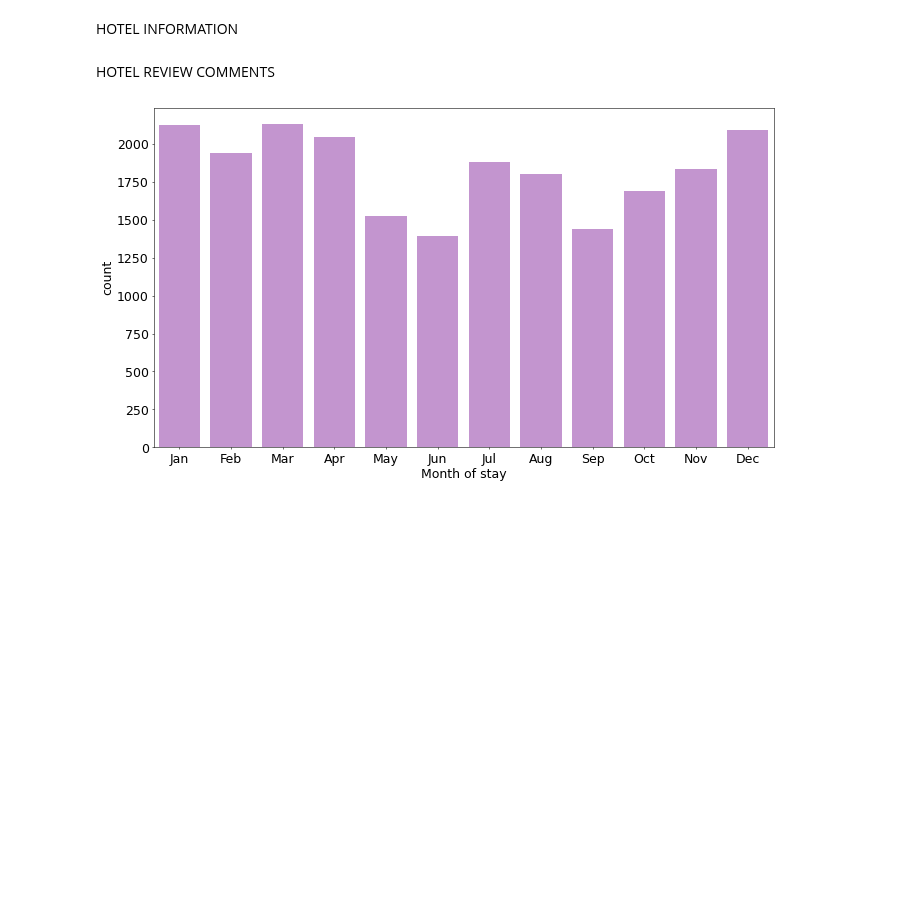
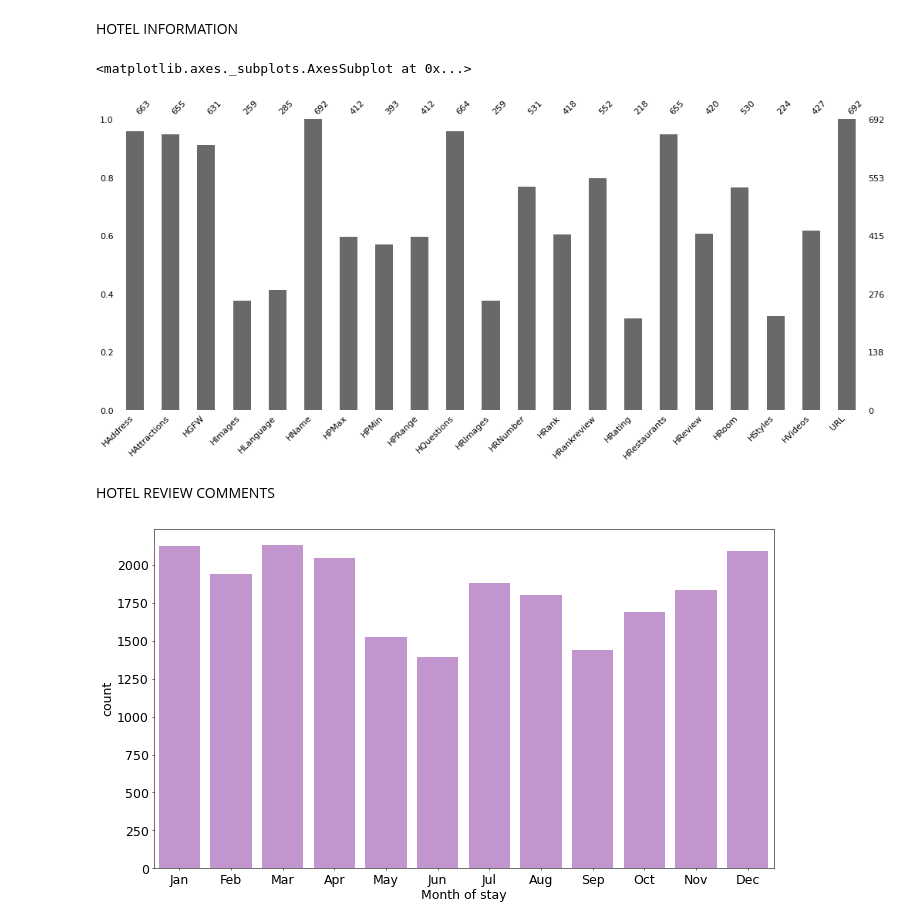
Before and after one commit to TranThiDieuHien/DO_AN_1, a Jupyter notebook: DOAN_Hotel.ipynb, the cells around one changed output. Saved outputs shown, nothing was run; the diff lists cells and outputs as text; code cells hidden in the pictures; blank space fills up the shorter version.

```diff
--- a/DOAN_Hotel.ipynb
+++ b/DOAN_Hotel.ipynb
@@ -66,6 +66,12 @@ print(sta.median(HVideos))
 # %%
 #Tính số dữ liệu trống (null)
 data.isna().sum()
+# %%
+import missingno as msno
+msno.bar(data)
+# %% [output]
+<matplotlib.axes._subplots.AxesSubplot at 0x...>
+[figure, added]
 # %% [markdown]
 HOTEL REVIEW COMMENTS
 # %%
```
